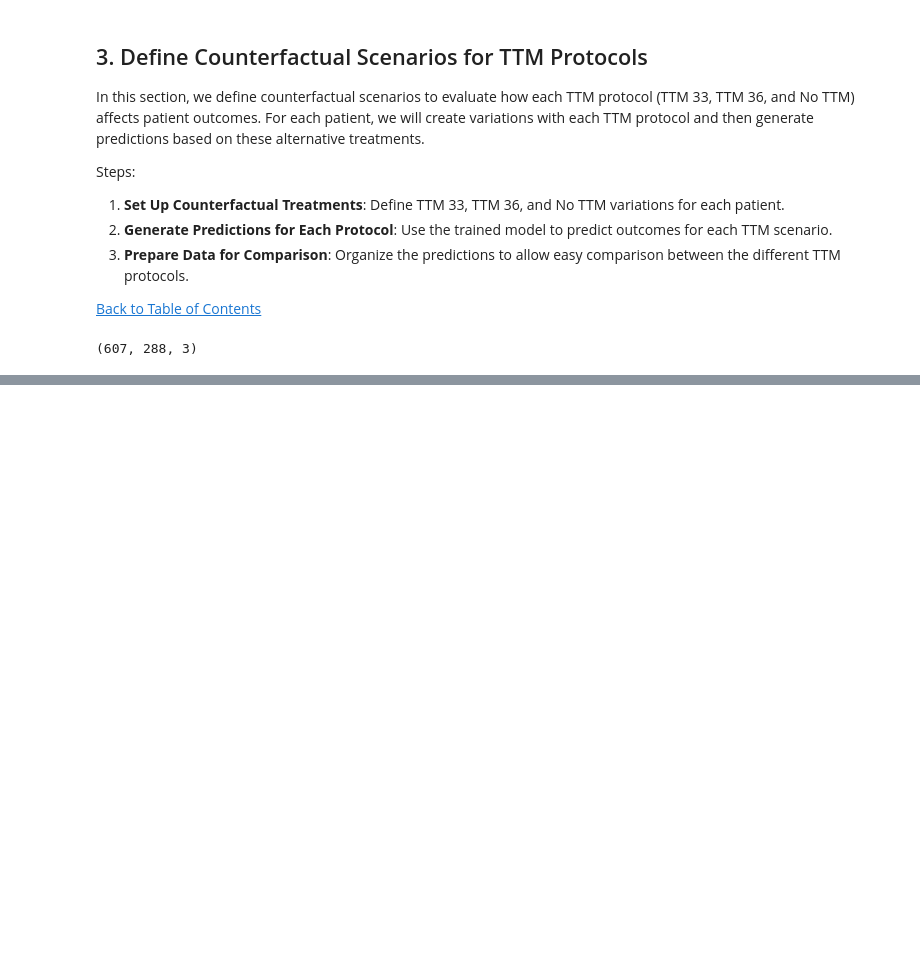
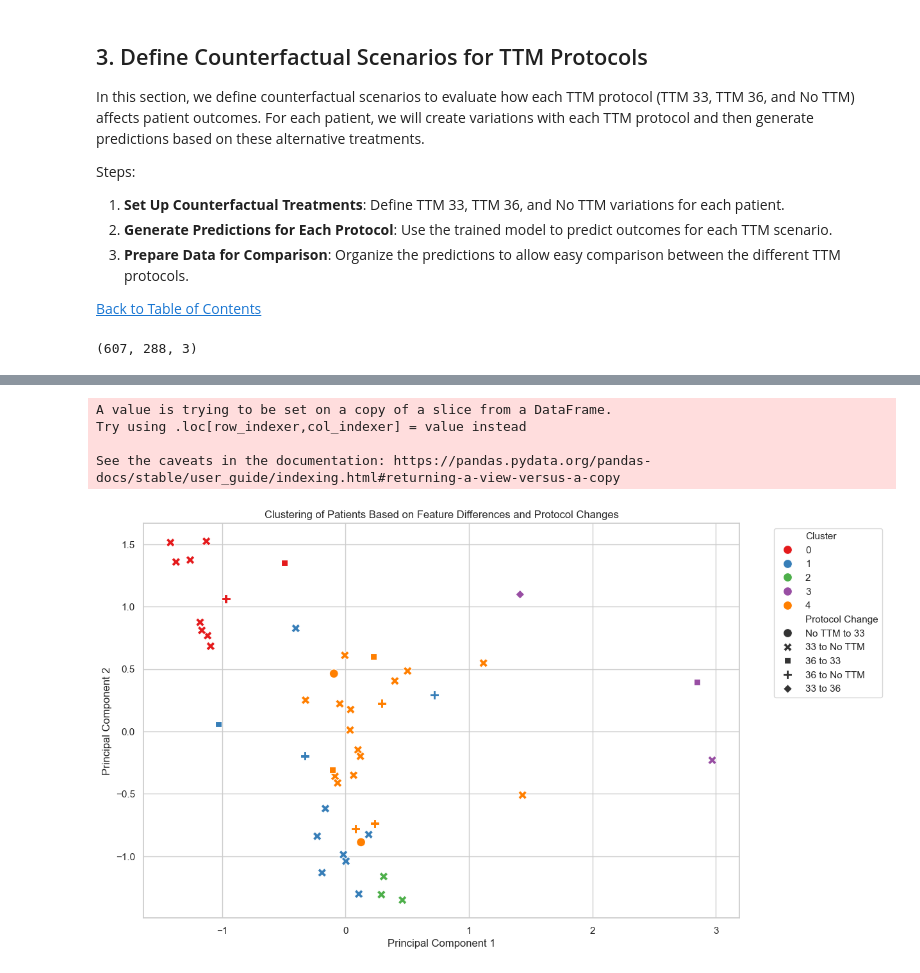
Before and after one commit to KentFre/Resus_TTM, a Jupyter notebook: 06_Counterfactual_Analysis.ipynb, the cells around one changed output, grey strips where cells are left out. Saved outputs shown, nothing was run; the diff lists cells and outputs as text; code cells hidden in the pictures; blank space fills up the shorter version.

```diff
--- a/06_Counterfactual_Analysis.ipynb
+++ b/06_Counterfactual_Analysis.ipynb
@@ -319,0 +616,14 @@ Original protocol: 36, Original value: 0.5112594366073608, No TTM is 0.525069653
+# %%
+# Step 2: Filter for cases where there was a protocol change
+changed_protocol_df = merged_data[merged_data['Original_TTM'] != merged_data['Best_Prediction']]
+
+# Step 3: Define features for clustering, excluding TTM protocol columns and 'Patient' ID
+features_for_clustering = [
+    col for col in changed_protocol_df.columns
+    if col not in ['ttm_33.0', 'ttm_36.0', 'ttm_No TTM', 'Patient', 'Patient_ID', 'outcome', 'Pred_TTM_33', 'Pred_TTM_36', 'Pred_No_TTM']
+]
+
+# Step 4: Prepare the data for clustering
+data_for_clustering = changed_protocol_df[features_for_clustering]
+
+data_for_clustering
@@ -319,0 +644,39 @@ Original protocol: 36, Original value: 0.5112594366073608, No TTM is 0.525069653
+# %%
+from sklearn.cluster import KMeans
+from sklearn.decomposition import PCA
+import matplotlib.pyplot as plt
+import seaborn as sns
+
+# Exclude 'Original_TTM' and 'Best_Prediction' from the data used for clustering
+data_for_clustering_cleaned = data_for_clustering.drop(columns=['Original_TTM', 'Best_Prediction'])
+
+# Step 5: Perform K-Means clustering
+kmeans = KMeans(n_clusters=5, random_state=42)
+clusters = kmeans.fit_predict(data_for_clustering_cleaned)
+
+# Step 6: Add cluster labels to the DataFrame for analysis
+changed_protocol_df['Cluster'] = clusters
+
+# Step 7: Apply PCA for visualization
+pca = PCA(n_components=2)
+data_pca = pca.fit_transform(data_for_clustering_cleaned)
+
+# Step 8: Create a DataFrame with PCA results and cluster labels for plotting
+pca_df = pd.DataFrame(data_pca, columns=['PCA1', 'PCA2'])
+pca_df['Cluster'] = clusters
+pca_df['Protocol Change'] = changed_protocol_df['Original_TTM'] + ' to ' + changed_protocol_df['Best_Prediction']
+
+# Step 9: Plot the clusters
+plt.figure(figsize=(12, 8))
+sns.scatterplot(x='PCA1', y='PCA2', hue='Cluster', style='Protocol Change', data=pca_df, palette="Set1", s=100)
+plt.title('Clustering of Patients Based on Feature Differences and Protocol Changes')
+plt.xlabel('Principal Component 1')
+plt.ylabel('Principal Component 2')
+plt.legend(bbox_to_anchor=(1.05, 1), loc='upper left')
+plt.show()
+# %% [output]
+A value is trying to be set on a copy of a slice from a DataFrame.
+Try using .loc[row_indexer,col_indexer] = value instead
+
+See the caveats in the documentation: https://pandas.pydata.org/pandas-docs/stable/user_guide/indexing.html#returning-a-view-versus-a-copy
+[figure, added]
```
Also changed, not shown: parts of 19 cells of this notebook.
